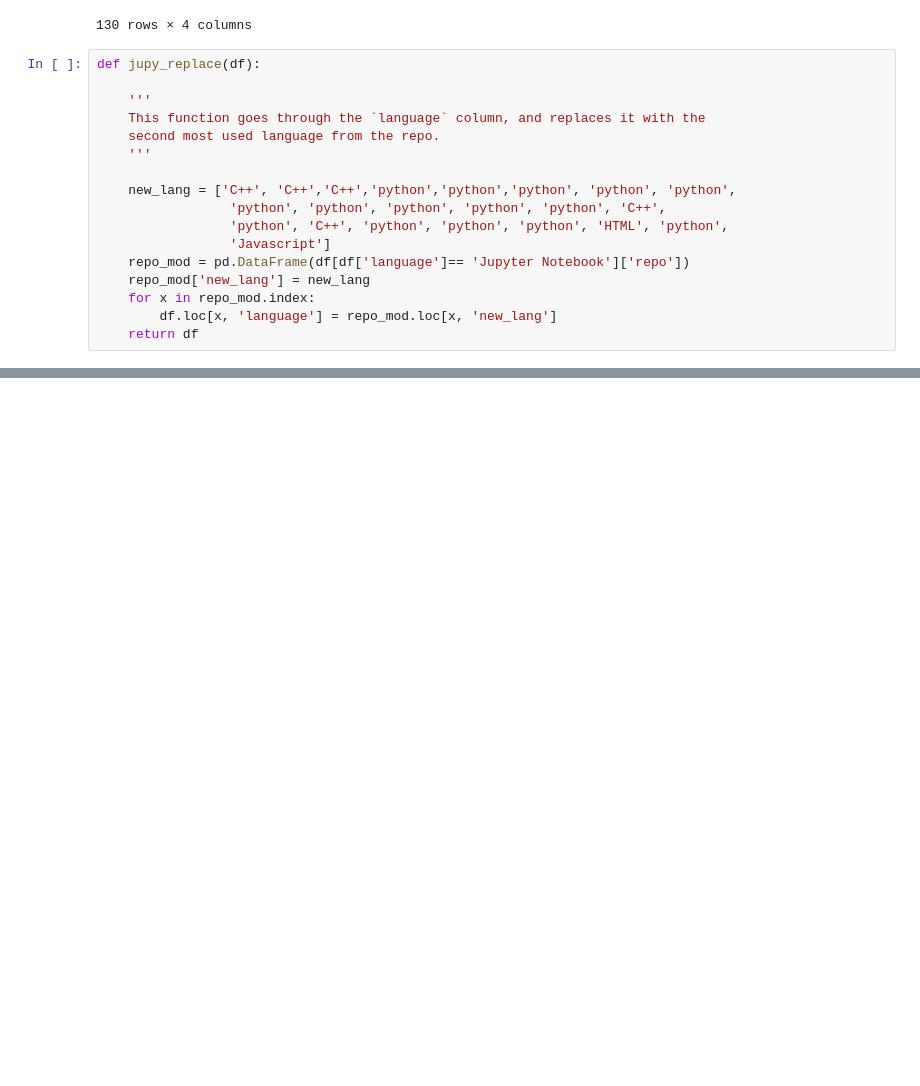
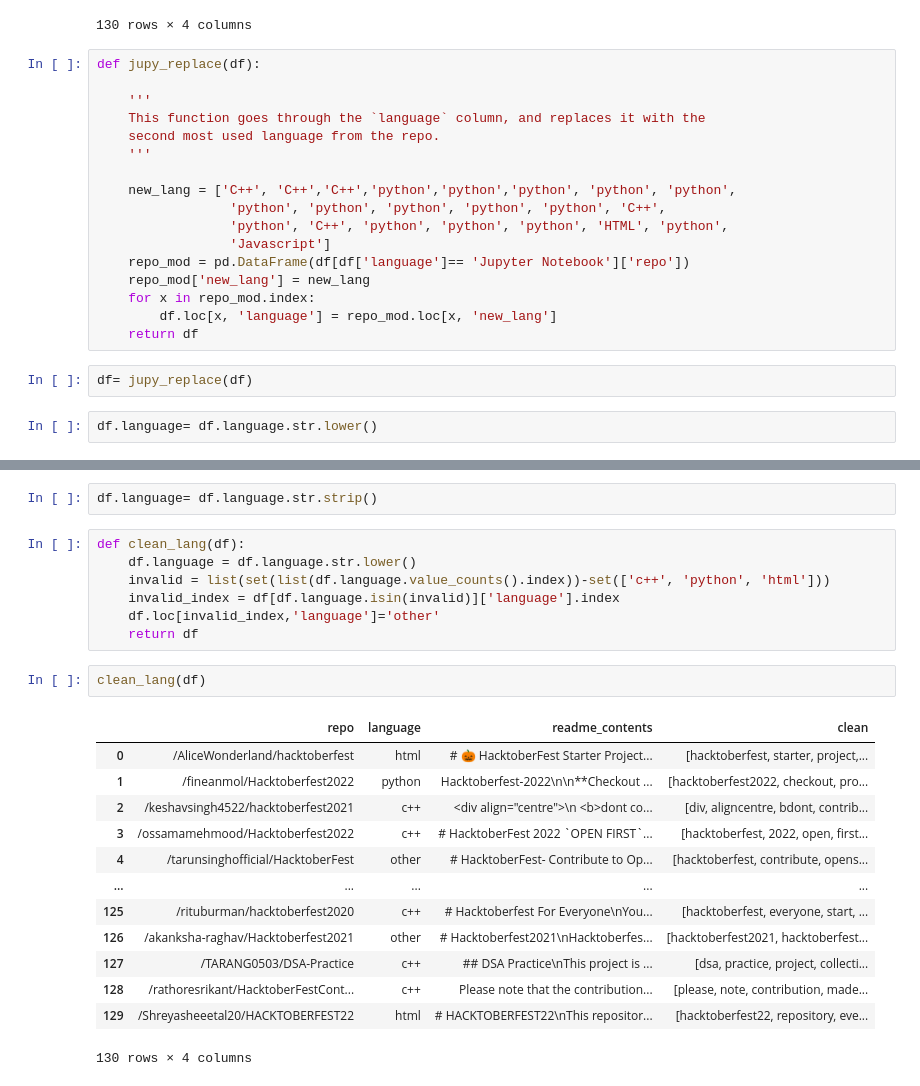
Before and after one commit to nlp-project-noether/nlp-project, a Jupyter notebook: e_workbook.ipynb, the cells around one changed output, grey strips where cells are left out. Saved outputs shown, nothing was run; the diff lists cells and outputs as text; blank space fills up the shorter version.

```diff
--- a/e_workbook.ipynb
+++ b/e_workbook.ipynb
@@ -165,3 +165,7 @@ def jupy_replace(df):
     for x in repo_mod.index:
         df.loc[x, 'language'] = repo_mod.loc[x, 'new_lang']
     return df
+# %%
+df= jupy_replace(df)
+# %%
+df.language= df.language.str.lower()
@@ -167,0 +187,25 @@ def jupy_replace(df):
+# %%
+df.language= df.language.str.strip()
+# %%
+def clean_lang(df):
+    df.language = df.language.str.lower()
+    invalid = list(set(list(df.language.value_counts().index))-set(['c++', 'python', 'html']))
+    invalid_index = df[df.language.isin(invalid)]['language'].index
+    df.loc[invalid_index,'language']='other'
+    return df
+# %%
+clean_lang(df)
+# %% [output]
+|  | repo | language | readme_contents | clean |
+| 0 | /AliceWonderland/hacktoberfest | html | # 🎃 HacktoberFest Starter Project... | [hacktoberfest, starter, project,... |
+| 1 | /fineanmol/Hacktoberfest2022 | python | Hacktoberfest-2022\n\n**Checkout ... | [hacktoberfest2022, checkout, pro... |
+| 2 | /keshavsingh4522/hacktoberfest2021 | c++ | <div align="centre">\n <b>dont co... | [div, aligncentre, bdont, contrib... |
+| 3 | /ossamamehmood/Hacktoberfest2022 | c++ | # HacktoberFest 2022 `OPEN FIRST`... | [hacktoberfest, 2022, open, first... |
+| 4 | /tarunsinghofficial/HacktoberFest | other | # HacktoberFest- Contribute to Op... | [hacktoberfest, contribute, opens... |
+| ... | ... | ... | ... | ... |
+| 125 | /rituburman/hacktoberfest2020 | c++ | # Hacktoberfest For Everyone\nYou... | [hacktoberfest, everyone, start, ... |
+| 126 | /akanksha-raghav/Hacktoberfest2021 | other | # Hacktoberfest2021\nHacktoberfes... | [hacktoberfest2021, hacktoberfest... |
+| 127 | /TARANG0503/DSA-Practice | c++ | ## DSA Practice\nThis project is ... | [dsa, practice, project, collecti... |
+| 128 | /rathoresrikant/HacktoberFestCont... | c++ | Please note that the contribution... | [please, note, contribution, made... |
+| 129 | /Shreyasheeetal20/HACKTOBERFEST22 | html | # HACKTOBERFEST22\nThis repositor... | [hacktoberfest22, repository, eve... |
+130 rows × 4 columns
```
Also changed, not shown: parts of 2 cells of this notebook, 1 other file.
